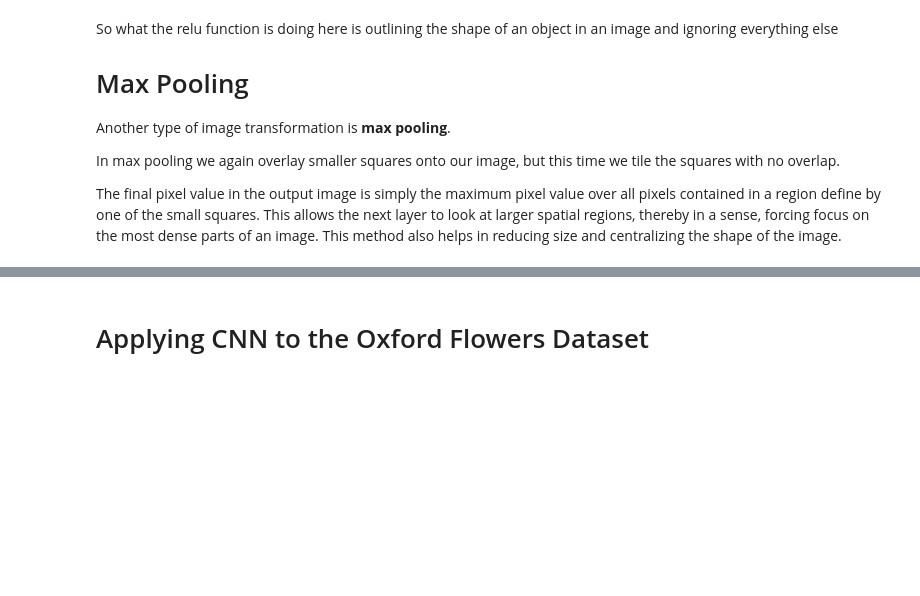
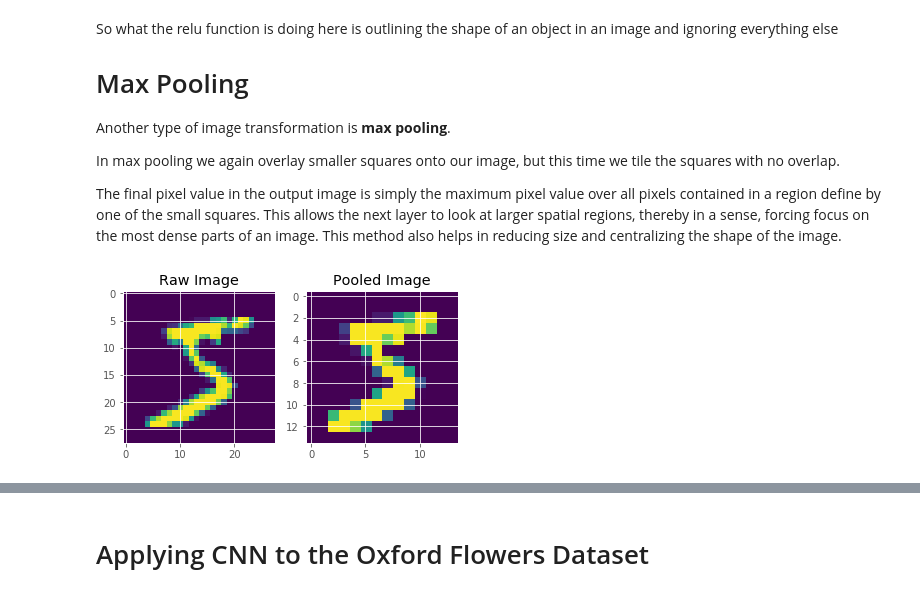
Before and after one commit to Connie-Liang/Data-Science-and-Machine-Learning-Notes, a Jupyter notebook: My CNN Notes.ipynb, the cells around one changed output, grey strips where cells are left out. Drawn from its saved outputs; the diff is of its cells as text; code cells hidden in the pictures; blank space fills up the shorter version.

```diff
--- a/My CNN Notes.ipynb
+++ b/My CNN Notes.ipynb
@@ -376,3 +380,39 @@ Another type of image transformation is **max pooling**.
 In max pooling we again overlay smaller squares onto our image, but this time we tile the squares with no overlap.
 
 The final pixel value in the output image is simply the maximum pixel value over all pixels contained in a region define by one of the small squares. This allows the next layer to look at larger spatial regions, thereby in a sense, forcing focus on the most dense parts of an image. This method also helps in reducing size and centralizing the shape of the image.
+# %%
+def apply_max_pool_to_image(image,
+                           image_shape=(28,28),
+                           filter_shape=(2,2)):
+
+    image_tensor = image.reshape(1, image_shape[0], image_shape[1], 1)
+    image_pooled_tensor = tf.nn.max_pool(
+                            image_tensor,
+                            ksize=[1,2,2,1],
+                            strides=[1,2,2,1],
+                            padding='SAME')
+    image_pooled = image_pooled_tensor[0, :, :, 0]
+
+    return image_pooled
+# %%
+def plot_max_pool(image, pooled_image, ax):
+
+    ax[0].imshow(image)
+    ax[0].set_title('Raw Image')
+
+    ax[1].imshow(pooled_image)
+    ax[1].set_title('Pooled Image')
+
+#     for i in range(2):
+#         ax[i].set_xticks([])
+#         ax[i].set_yticks([])
+
+    plt.show()
+# %%
+fig, ax = plt.subplots(1,2, figsize=(6,6))
+
+first_digit_pooled = apply_max_pool_to_image(first_digit_image)
+
+plot_max_pool(first_digit_image, first_digit_pooled, ax)
+# %% [output]
+[figure, added]
```
Also changed, not shown: parts of 11 cells of this notebook.
